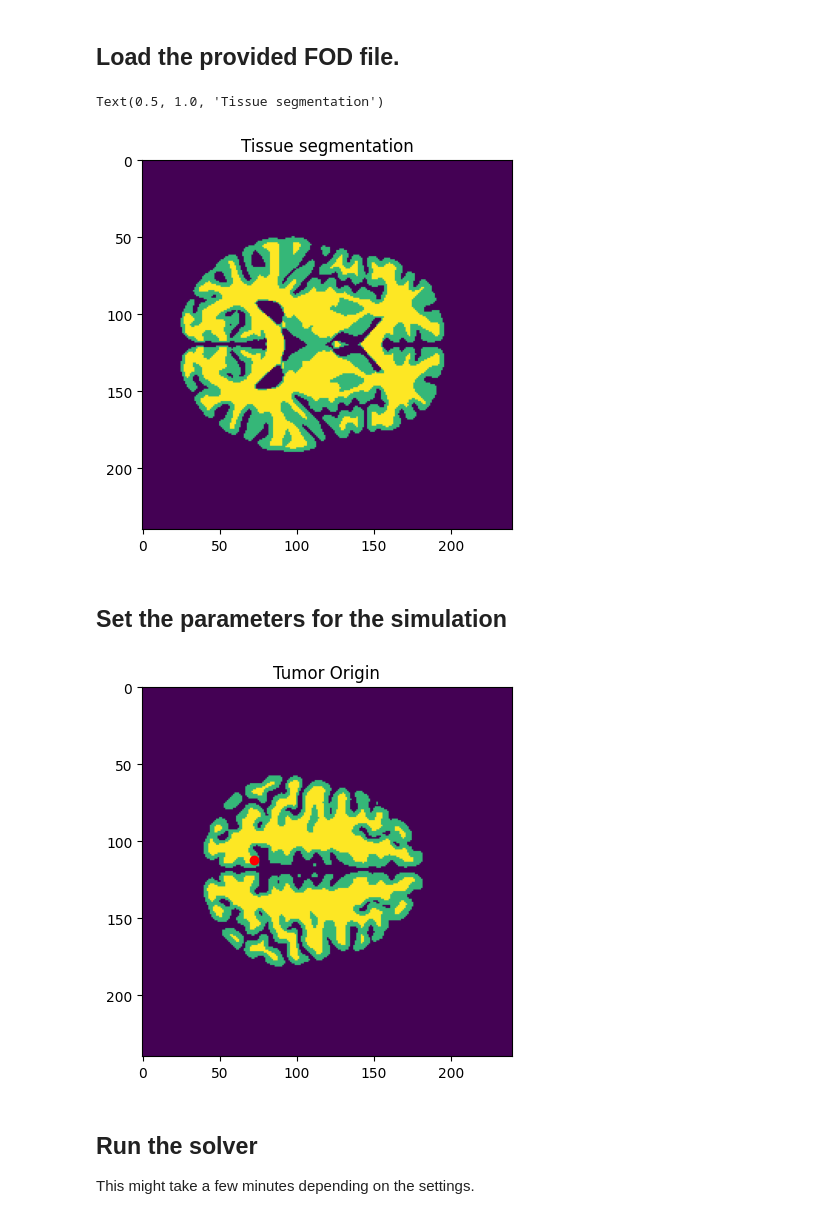
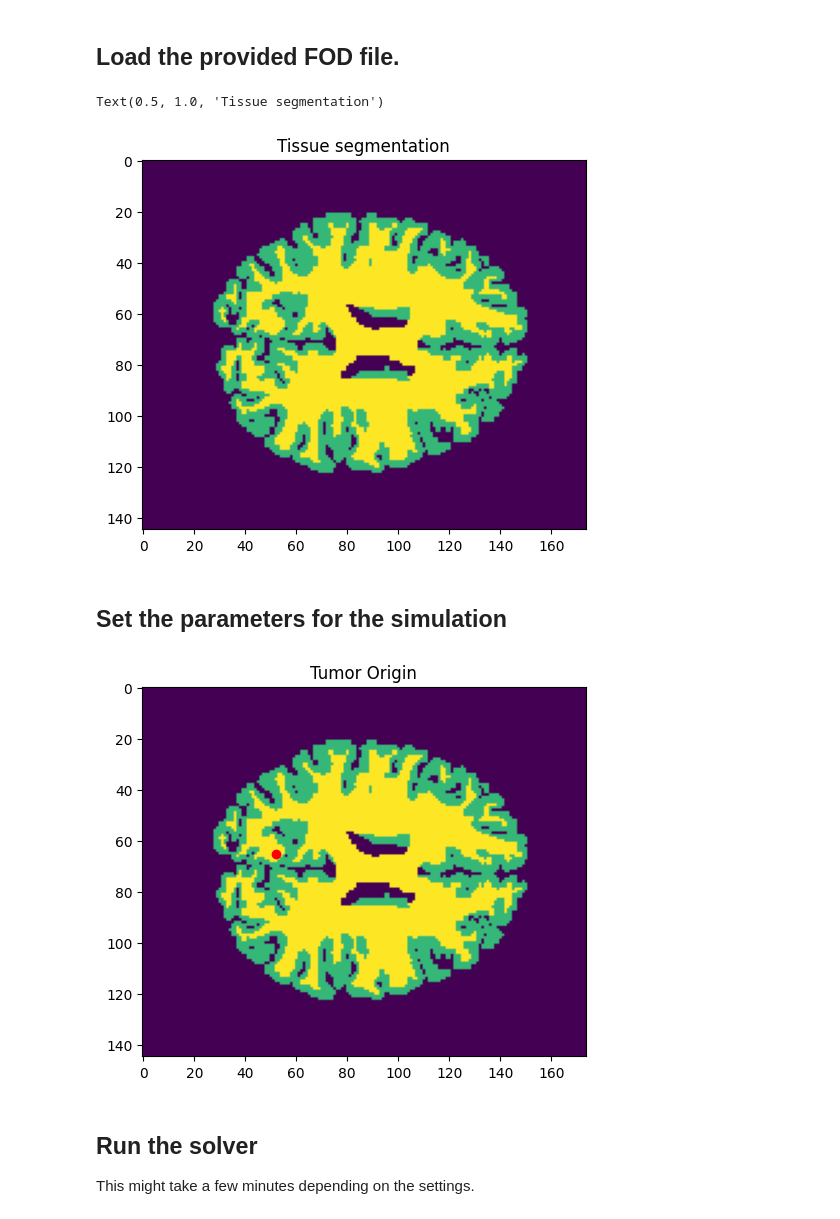
Before and after one commit to azhylka/TumorGrowthToolkit, a Jupyter notebook: FK_FOD_example.ipynb, the cells around one changed output. Drawn from its saved outputs; the diff is of its cells as text; code cells hidden in the pictures.

Commit message:
Fixed tissue filtering for FK_Fixel. The rest is backed up

```diff
--- a/FK_FOD_example.ipynb
+++ b/FK_FOD_example.ipynb
@@ -21,29 +22,31 @@ from scipy.ndimage import binary_dilation
 # %% [markdown]
 ## Load the provided FOD file.
 # %%
-tissueSegmentationPath = "./dataset/sub-mni152_tissue-with-antsN4_space-sri.nii.gz"
+# tissueSegmentationPath = "./dataset/sub-mni152_tissue-with-antsN4_space-sri.nii.gz"
+tissueSegmentationPath = '/Users/azhylka/Projects/TUMor_Data/HCP/100307/tissue_segments.nii.gz'
 # tensorPath = "./dataset/HCP1065_FOD_sphere362_segmented_amps.nii.gz"
-fod_26dir_file = './dataset/hcp_regrid_segmented_amps.nii.gz'
+fod_26dir_file = '/Users/azhylka/Projects/TUMor_Data/HCP/100307/wmfod_norm_sphere362_segmented_amps.nii.gz'
+# './dataset/hcp_regrid_segmented_amps.nii.gz'
 
 originalTissue = nib.load(tissueSegmentationPath).get_fdata()
 affine = nib.load(tissueSegmentationPath).affine
 
 #create a 3x3 tensor for each voxel
 # tissueTensor = tools.get_tensor_from_lower6(nib.load(tensorPath).get_fdata()[:,:,:,0,:])
 fod_disrtibution = nib.load(fod_26dir_file).get_fdata()
 
 
 CSFMask = originalTissue == 1 # binary_dilation(originalTissue == 1, iterations = 1)
 
 tissue = originalTissue.copy()
 tissue[CSFMask] = 0
 # tissueTensor[CSFMask] = 0
 
-plt.imshow(tissue[:,:,75])
+plt.imshow(tissue[:,:,72])
 plt.title("Tissue segmentation")
 # %% [output]
 Text(0.5, 1.0, 'Tissue segmentation')
-[figure, old version]
+[figure, new version]
 # %% [markdown]
 ## Set the parameters for the simulation
 # %%
@@ -54,9 +57,9 @@ rho = 0.2#2
 """x = 0.6
 y = 0.3
 z = 0.50"""
-x = 0.47
-y = 0.30
-z = 0.7
+x = 0.45
+y = 0.3
+z = 0.5
 
 init_scale = 0.1
 resolution_factor = 1# 0.6#1
@@ -79,6 +82,7 @@ parameters = {
     'wm': tissue == 3,
     'gm': tissue == 2,
     'use_homogen_gm': True,
+    # 'RatioDw_Dg': 100.0,
 }
 
 x = int(tissue.shape[0]*parameters["NxT1_pct"])
@@ -90,7 +94,7 @@ plt.scatter(y,x, c='r')
 plt.title("Tumor Origin")
 plt.show()
 # %% [output]
-[figure, old version]
+[figure, new version]
 # %% [markdown]
 ## Run the solver
 This might take a few minutes depending on the settings.
```
Also changed, not shown: parts of 5 cells of this notebook, 7 other files.
